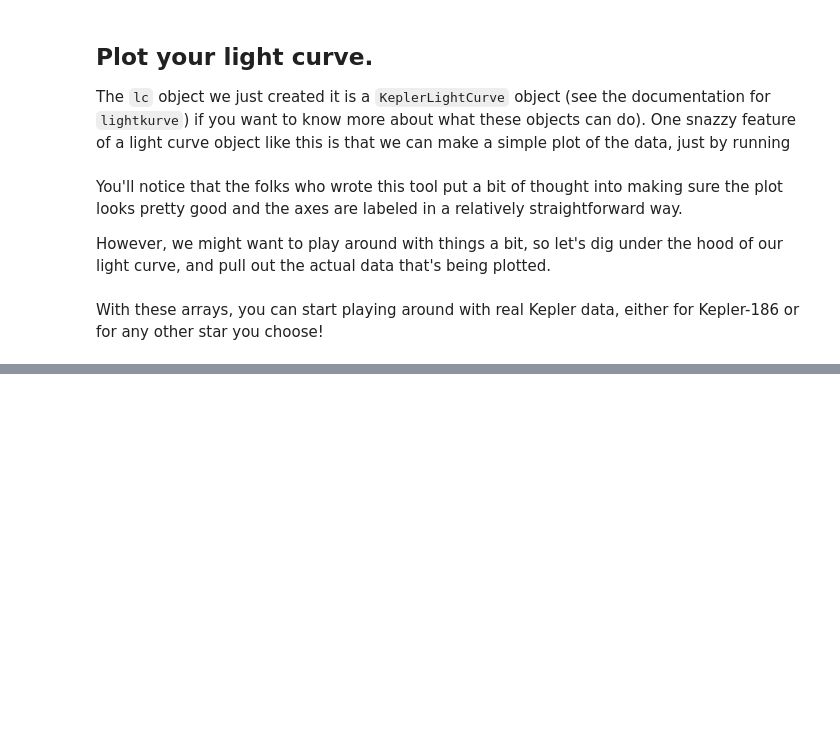
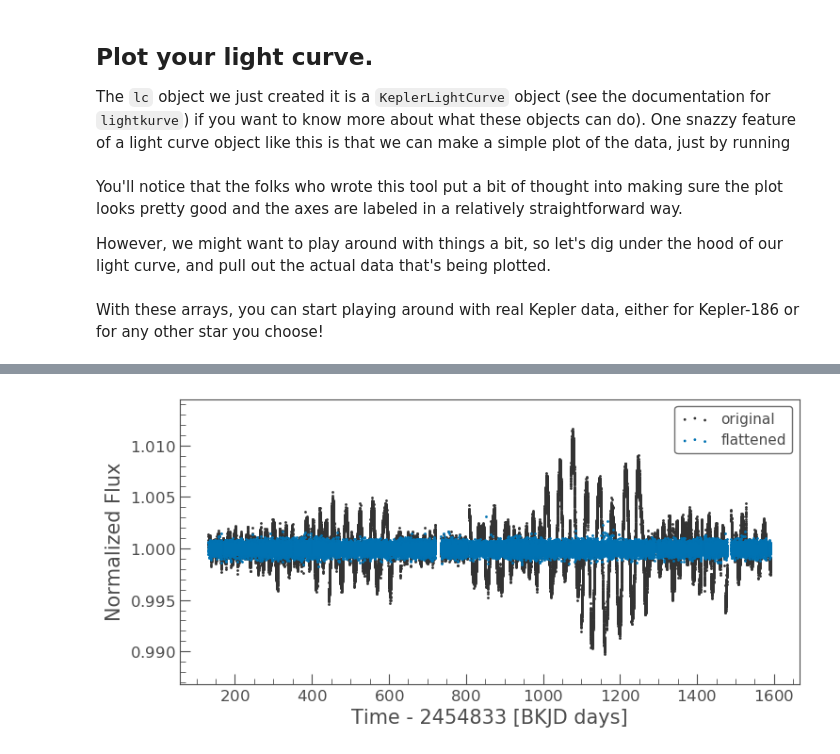
Before and after one commit to zkbt/henrietta, a Jupyter notebook: docs/source/lightcurves.ipynb, the cells around one changed output, grey strips where cells are left out. Cells and saved outputs as stored; diff of their text form; code cells hidden in the pictures; blank space fills up the shorter version.

```diff
--- a/docs/source/lightcurves.ipynb
+++ b/docs/source/lightcurves.ipynb
@@ -43,0 +76,8 @@ With these arrays, you can start playing around with real Kepler data, either fo
+# %%
+# scatter a light curve
+ax = lc.scatter(label='original')
+
+# flatten and scatter a light curve
+lc.flatten().scatter(label='flattened', ax=ax);
+# %% [output]
+[figure, added]
```
Also changed, not shown: parts of 13 cells of this notebook, 2 other files.
